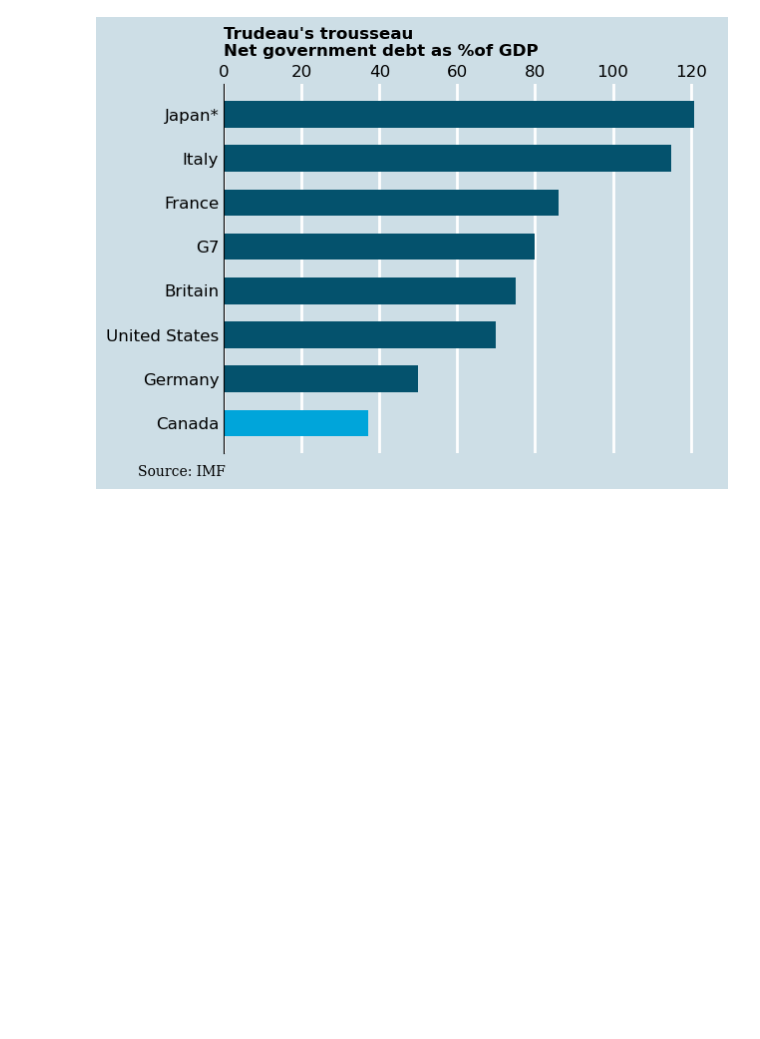
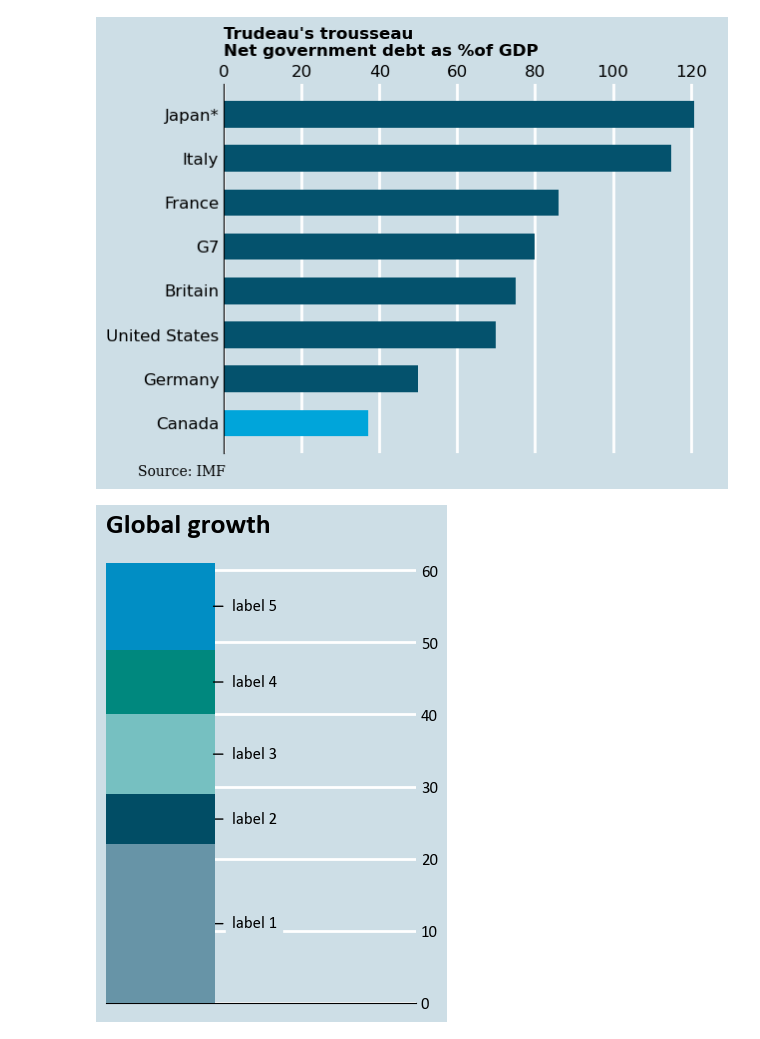
Before and after one commit to vzhyvov/Data-visualization, a Jupyter notebook: economist_styled_charts.ipynb, the cells around one changed output. Saved outputs shown, nothing was run; the diff lists cells and outputs as text; code cells hidden in the pictures; blank space fills up the shorter version.

```diff
--- a/economist_styled_charts.ipynb
+++ b/economist_styled_charts.ipynb
@@ -58,3 +58,59 @@ ax.tick_params(direction='inout',length=0)
 plt.show()
 # %% [output]
 [figure]
+# %%
+import numpy as np
+import matplotlib.pyplot as plt
+fig, ax = plt.subplots(facecolor='#cddee6', figsize=(4, 6))
+plt.rcParams['font.family'] = 'serif'
+plt.rcParams['font.serif'] = ['Calibri']
+
+#Background
+ax.set_facecolor('#cddee6')
+
+# Remove axis lines.
+ax.spines['top'].set_visible(False)
+ax.spines['right'].set_visible(False)
+ax.spines['left'].set_visible(False)
+
+#грид линии
+plt.grid(axis='y', color='white',linewidth=2)
+ax.set_axisbelow(True) #грид под графиком
+
+#черточки на осях
+ax.tick_params(direction='inout',length=0)
+
+#axis range
+plt.xlim(-0.5, 3.2)
+
+#убрать с оси х числа
+ax.set_xticklabels([])
+
+#axos label font size
+ax.tick_params(axis='both', which='major', labelsize=12)
+
+#title
+plt.title('Global growth',loc='left',fontdict={'fontweight' : 600,'fontsize':20})
+
+#axis to the top
+ax.yaxis.tick_right()
+
+data=[22,7,11,9,12]
+labels=['label 1','label 2','label 3','label 4','label 5']
+my_colors = ('#6794a7','#014d65','#76c0c1','#00887e','#018ec4')
+
+temp_pos=0
+temp_zorder=len(data)
+for enum,i in enumerate(data):
+    plt.bar(0, i+temp_pos, width=1.6,zorder=temp_zorder,color=my_colors[enum])
+    ax.annotate(labels[enum], xy=(0.75,temp_pos+i/2), xytext=(1,temp_pos+i/2),
+            arrowprops={'arrowstyle': '-'}, va='center',
+            bbox=dict(color='#cddee6'),fontsize=12
+               )
+    temp_zorder=temp_zorder-1
+    temp_pos=temp_pos+i
+
+
+plt.show()
+# %% [output]
+[figure, added]
```
Also changed, not shown: parts of 7 cells of this notebook, 3 other files.
